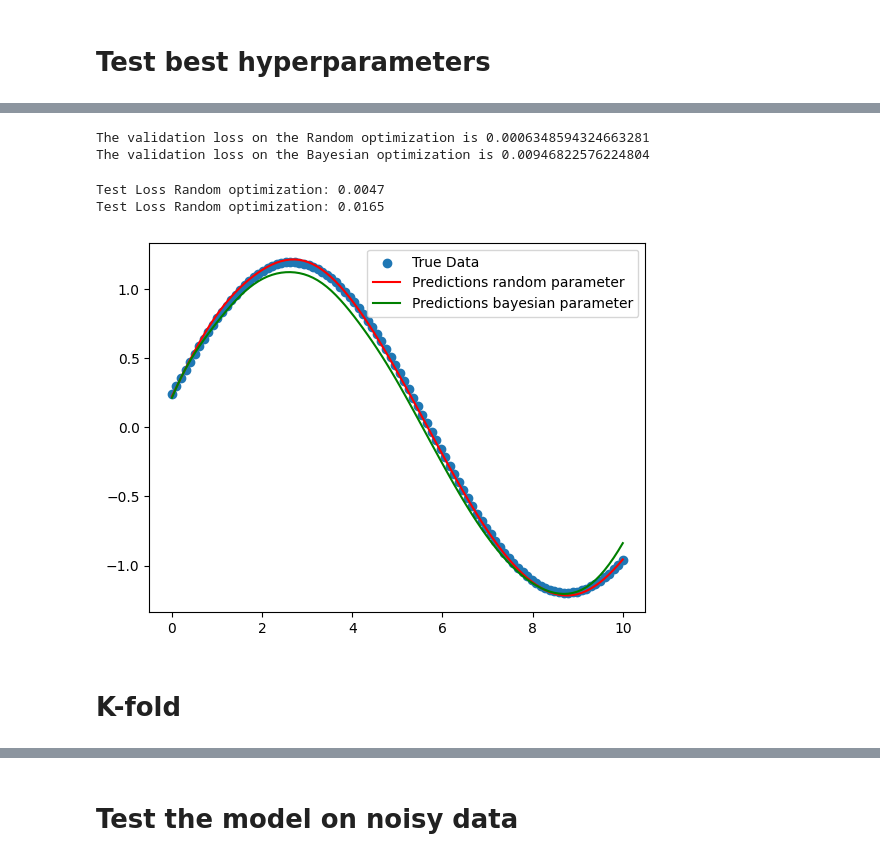
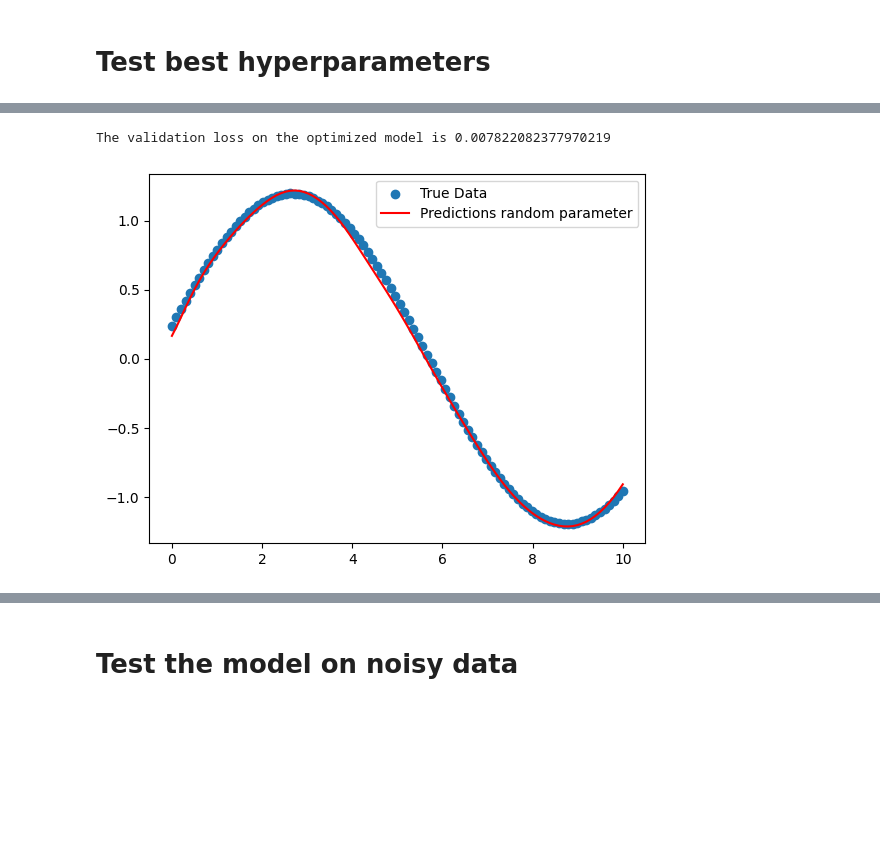
Before and after one commit to gvansan/Machine-learning-project, a Jupyter notebook: Harmonic Oscillator.ipynb, the cells around one changed output, grey strips where cells are left out. Cells and saved outputs as stored; diff of their text form; code cells hidden in the pictures; blank space fills up the shorter version.

Commit message:
fixed K-fold CV

```diff
--- a/Harmonic Oscillator.ipynb
+++ b/Harmonic Oscillator.ipynb
@@ -186,12 +268,13 @@ def rng_hparameters_search(n_trials, layers_i: tuple, neurons_i: tuple, activati
 # %%
-n_trials = 50
-results_opt_rand = rng_hparameters_search(n_trials,
+results_opt_rand = rng_hparameters_search_kfold(n_trials=10,
                                  layers_i=(2, 5),
                                  neurons_i=(16, 128),
                                  activations_l=['tanh', 'sine', 'gelu', 'relu'],
-                                 lr_i= (1e-4, 1e-2),
-                                 train_data = train,
-                                 val_data = validation,
+                                 lr_i=(1e-4, 1e-2),
+                                 data=train,
+                                 n_splits=5,
+                                 seed=0,
                                  device=device,
-                                 seed=0)
+                                show_progress=True
+                                 )
 # %% [output]
@@ -287,5 +417,4 @@ model_optimized_bayes = HarmonicModel(n_in=4,
 # %%
-# training
-train_harmonic(model_optimized_rand, lr=lr_opt_rand, epochs=1000, data=train)
-train_harmonic(model_optimized_bayes, lr=lr_opt_bayes, epochs=1000, data=train)
+# Train the best model
+train_harmonic(best_model, lr=best_params["lr"], epochs=1000, data=train)
 # %% [output]
@@ -304,51 +432,19 @@ HarmonicModel(
 # %%
 #evaluate
-loss_opt_rand = evaluate_harmonic(model_optimized_rand, data=val_data)
-loss_opt_bayes = evaluate_harmonic(model_optimized_bayes, data=val_data)
-
-if loss_opt_rand < loss_opt_bayes:
-    best_params, best_loss = min(results_opt_rand, key=lambda x: x[1])
-    best_model = model_optimized_rand
-else:
-    best_params = study.best_params
-    best_params = {
-    'n_layers': best_params['n_layers'],
-    'hidden_sizes': hidden_sizes_opt_bayes,
-    'activation': best_params['activation'],
-    'lr': best_params['lr']
-    }
-    best_model = model_optimized_bayes
-
-print(f"The validation loss on the Random optimization is {loss_opt_rand}")
-print(f"The validation loss on the Bayesian optimization is {loss_opt_bayes}")
+loss_opt = evaluate_harmonic(best_model, data=test)
+print(f"The validation loss on the optimized model is {loss_opt}")
 # %% [output]
-The validation loss on the Random optimization is 0.0006348594324663281
-The validation loss on the Bayesian optimization is 0.00946822576224804
+The validation loss on the optimized model is 0.007822082377970219
-# %%
-# test dataset random
-test_loss_rand = evaluate_harmonic(model_optimized_rand, data=test)
-print(f"Test Loss Random optimization: {test_loss_rand:.4f}")
-
-# test dataset bayes
-test_loss_bayes = evaluate_harmonic(model_optimized_bayes, data=test)
-print(f"Test Loss Random optimization: {test_loss_bayes:.4f}")
-# %% [output]
-Test Loss Random optimization: 0.0047
-Test Loss Random optimization: 0.0165
 # %%
 #Look at performance on test data
 X = test["X"]
 
-y_pred_rand = model_optimized_rand(X).squeeze(-1)
-y_pred_bayes = model_optimized_bayes(X).squeeze(-1)
+y_pred_opt = best_model(X).squeeze(-1)
 
 n = 110 #defines which initial conditions we look at?
 plt.scatter(test["t_tensor"][n], test["y_tensor"][n][0:, 0], label="True Data")
-plt.plot(test["t_tensor"][n], y_pred_rand.cpu().detach()[n], color="red", label="Predictions random parameter")
-plt.plot(test["t_tensor"][n], y_pred_bayes.cpu().detach()[n], color="green", label="Predictions bayesian parameter")
+plt.plot(test["t_tensor"][n], y_pred_opt.cpu().detach()[n], color="red", label="Predictions random parameter")
 plt.legend()
 plt.show()
 # %% [output]
-[figure, old version]
+[figure, new version]
-# %% [markdown]
-# K-fold
```
Also changed, not shown: parts of 17 cells of this notebook.
